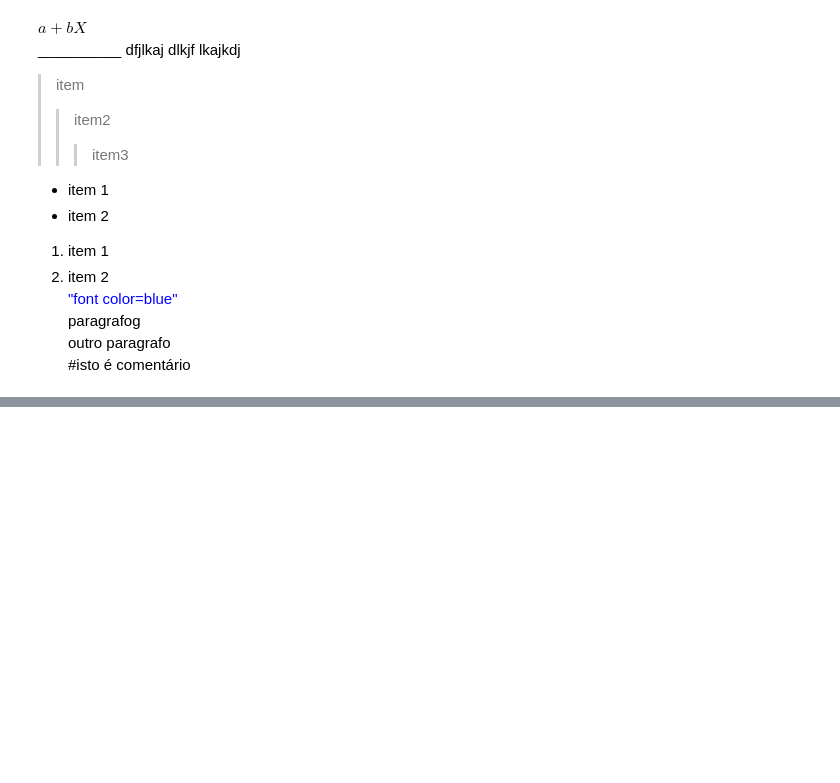
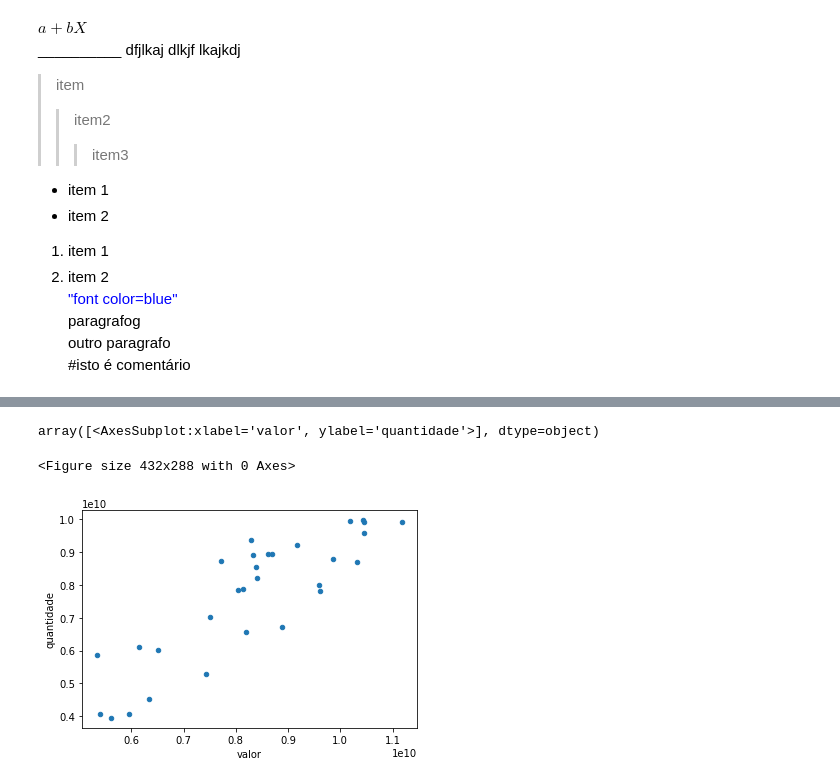
Before and after one commit to jrobertolima/projetoTCC, a Jupyter notebook: ProjetoTCC-Compara.ipynb, the cells around one changed output, grey strips where cells are left out. Saved outputs shown, nothing was run; the diff lists cells and outputs as text; code cells hidden in the pictures; blank space fills up the shorter version.

Commit message:
Iniciando gráficos

```diff
--- a/ProjetoTCC-Compara.ipynb
+++ b/ProjetoTCC-Compara.ipynb
@@ -612,0 +624,9 @@ df_importacoes.to_csv('Datasets/imp_consolidado.csv',sep=';', encoding='cp1250',
+# %%
+plt.clf()
+#Verificando a existência de outliers com gráfico scatter
+ncm = df.groupby([ano,mes])[['valor','quantidade']].agg(['sum'])
+ncm.plot(x='valor', y='quantidade', subplots=True, kind='scatter')
+# %% [output]
+array([<AxesSubplot:xlabel='valor', ylabel='quantidade'>], dtype=object)
+<Figure size 432x288 with 0 Axes>
+[figure, added]
```
Also changed, not shown: parts of 14 cells of this notebook.
